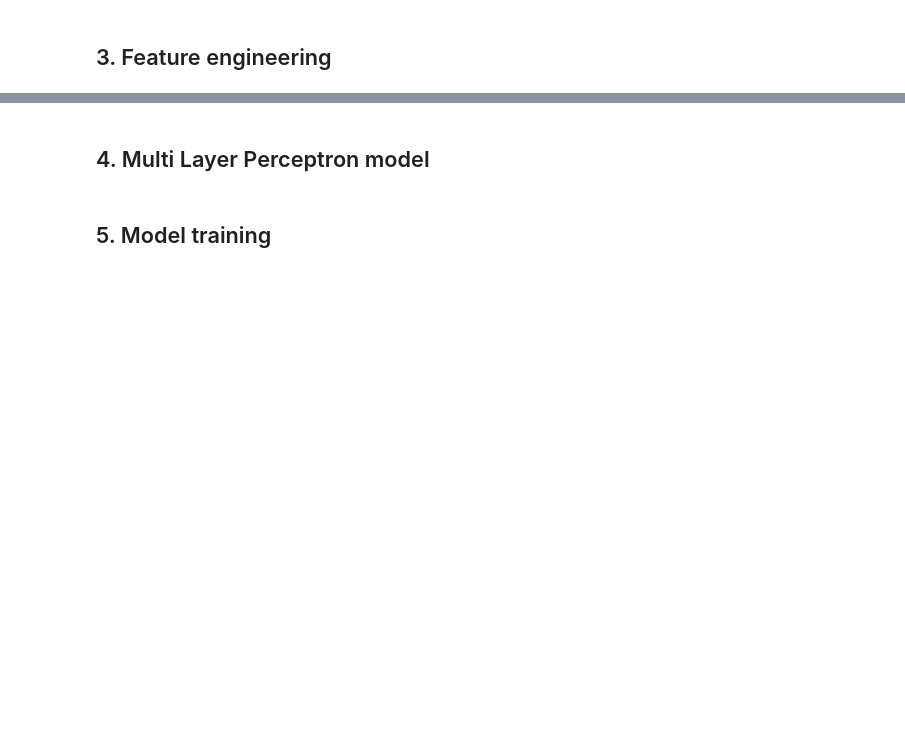
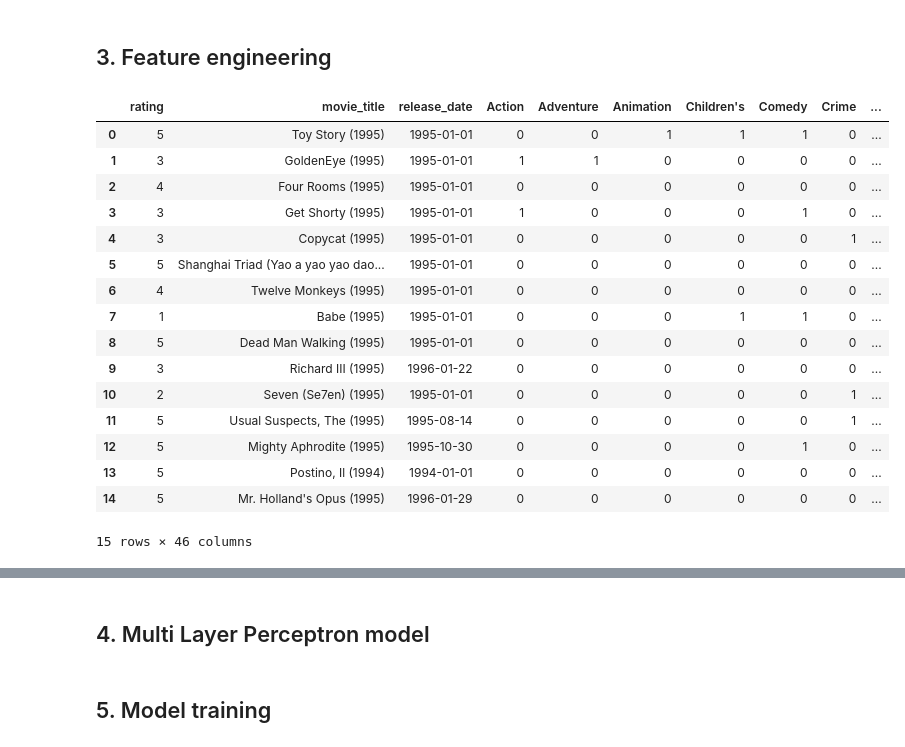
Before and after one commit to jiaawe/movielens_recommendation, a Jupyter notebook: Approach1_NeuralNetwork.ipynb, the cells around one changed output, grey strips where cells are left out. Saved outputs shown, nothing was run; the diff lists cells and outputs as text; code cells hidden in the pictures; blank space fills up the shorter version.

```diff
--- a/Approach1_NeuralNetwork.ipynb
+++ b/Approach1_NeuralNetwork.ipynb
@@ -126,3 +219,23 @@ test_df['movie_age'] = scaler_movie_age.transform(test_df[['movie_age']])
+# %%
+train_df.head(15)
+# %% [output]
+|  | rating | movie_title | release_date | Action | Adventure | Animation | Children's | Comedy | Crime | ... |
+| 0 | 5 | Toy Story (1995) | 1995-01-01 | 0 | 0 | 1 | 1 | 1 | 0 | ... |
+| 1 | 3 | GoldenEye (1995) | 1995-01-01 | 1 | 1 | 0 | 0 | 0 | 0 | ... |
+| 2 | 4 | Four Rooms (1995) | 1995-01-01 | 0 | 0 | 0 | 0 | 0 | 0 | ... |
+| 3 | 3 | Get Shorty (1995) | 1995-01-01 | 1 | 0 | 0 | 0 | 1 | 0 | ... |
+| 4 | 3 | Copycat (1995) | 1995-01-01 | 0 | 0 | 0 | 0 | 0 | 1 | ... |
+| 5 | 5 | Shanghai Triad (Yao a yao yao dao... | 1995-01-01 | 0 | 0 | 0 | 0 | 0 | 0 | ... |
+| 6 | 4 | Twelve Monkeys (1995) | 1995-01-01 | 0 | 0 | 0 | 0 | 0 | 0 | ... |
+| 7 | 1 | Babe (1995) | 1995-01-01 | 0 | 0 | 0 | 1 | 1 | 0 | ... |
+| 8 | 5 | Dead Man Walking (1995) | 1995-01-01 | 0 | 0 | 0 | 0 | 0 | 0 | ... |
+| 9 | 3 | Richard III (1995) | 1996-01-22 | 0 | 0 | 0 | 0 | 0 | 0 | ... |
+| 10 | 2 | Seven (Se7en) (1995) | 1995-01-01 | 0 | 0 | 0 | 0 | 0 | 1 | ... |
+| 11 | 5 | Usual Suspects, The (1995) | 1995-08-14 | 0 | 0 | 0 | 0 | 0 | 1 | ... |
+| 12 | 5 | Mighty Aphrodite (1995) | 1995-10-30 | 0 | 0 | 0 | 0 | 1 | 0 | ... |
+| 13 | 5 | Postino, Il (1994) | 1994-01-01 | 0 | 0 | 0 | 0 | 0 | 0 | ... |
+| 14 | 5 | Mr. Holland's Opus (1995) | 1996-01-29 | 0 | 0 | 0 | 0 | 0 | 0 | ... |
+15 rows × 46 columns
 # %%
 train_df.head()
 # %% [output]
```
Also changed, not shown: parts of 23 cells of this notebook.
